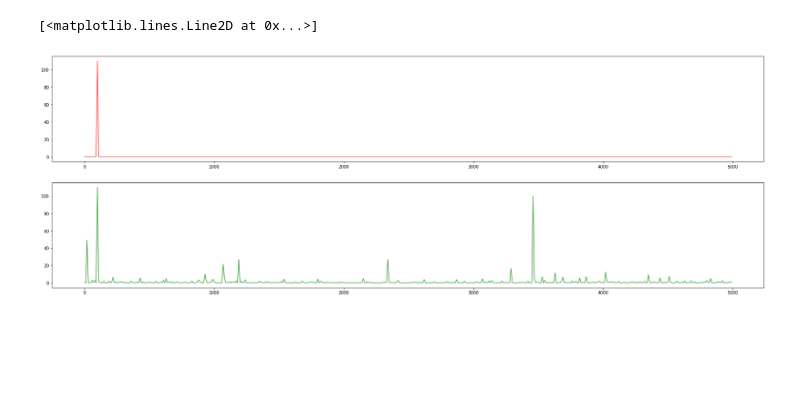
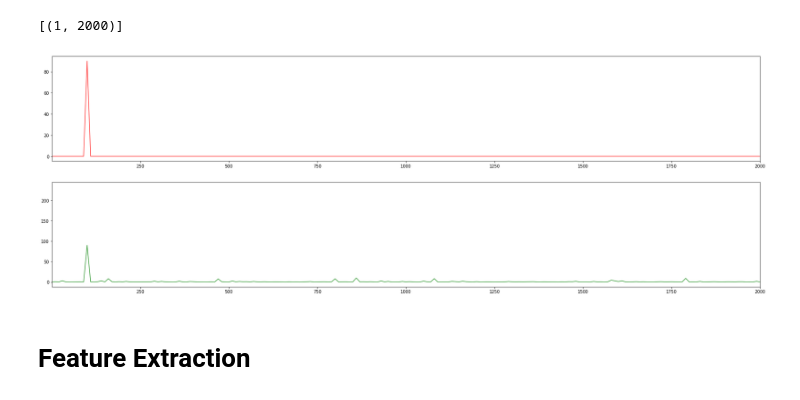
Before and after one commit to SGRGit/gwOsc, a Jupyter notebook: CreateSampleSignalProc.ipynb, the cells around one changed output. Drawn from its saved outputs; the diff is of its cells as text; code cells hidden in the pictures; blank space fills up the shorter version.

```diff
--- a/CreateSampleSignalProc.ipynb
+++ b/CreateSampleSignalProc.ipynb
@@ -38,30 +38,34 @@ ax3.plot(t, xn, 'g', alpha=0.75)
 # %%
 #noise + signal
 s = len(xn)
 k = np.arange(s)
 T = s/fs
 frq = k/T # two sides frequency range
 frq = frq[range(int(s/2))] # one side frequency range
 Y = np.fft.fft(xn)/n # fft computing and normalization
 Y = Y[range(int(s/2))]
 
 # signal
 ss = len(x)
 ks = np.arange(ss)
 Ts = ss/fs
 frqs = ks/T # two sides frequency range
 frqs = frq[range(int(ss/2))] # one side frequency range
 Ys = np.fft.fft(x)/n # fft computing and normalization
 Ys = Ys[range(int(ss/2))]
 
 
 #plt.plot(frq, abs(Y))
 
 ft, (axft1, axft2) = plt.subplots(2, 1)
 ft.set_figwidth(30)
 ft.set_figheight(10)
 axft1.plot(frqs, abs(Ys), 'r' , alpha=0.75)
 axft2.plot(frq, abs(Y), 'g', alpha=0.75)
+axft1.axes.set(xlim = (1, 2000))
+axft2.axes.set(xlim = (1, 2000))
 # %% [output]
-[<matplotlib.lines.Line2D at 0x...>]
+[(1, 2000)]
-[figure, old version]
+[figure, new version]
+# %% [markdown]
+# Feature Extraction
```
Also changed, not shown: parts of 5 cells of this notebook.
